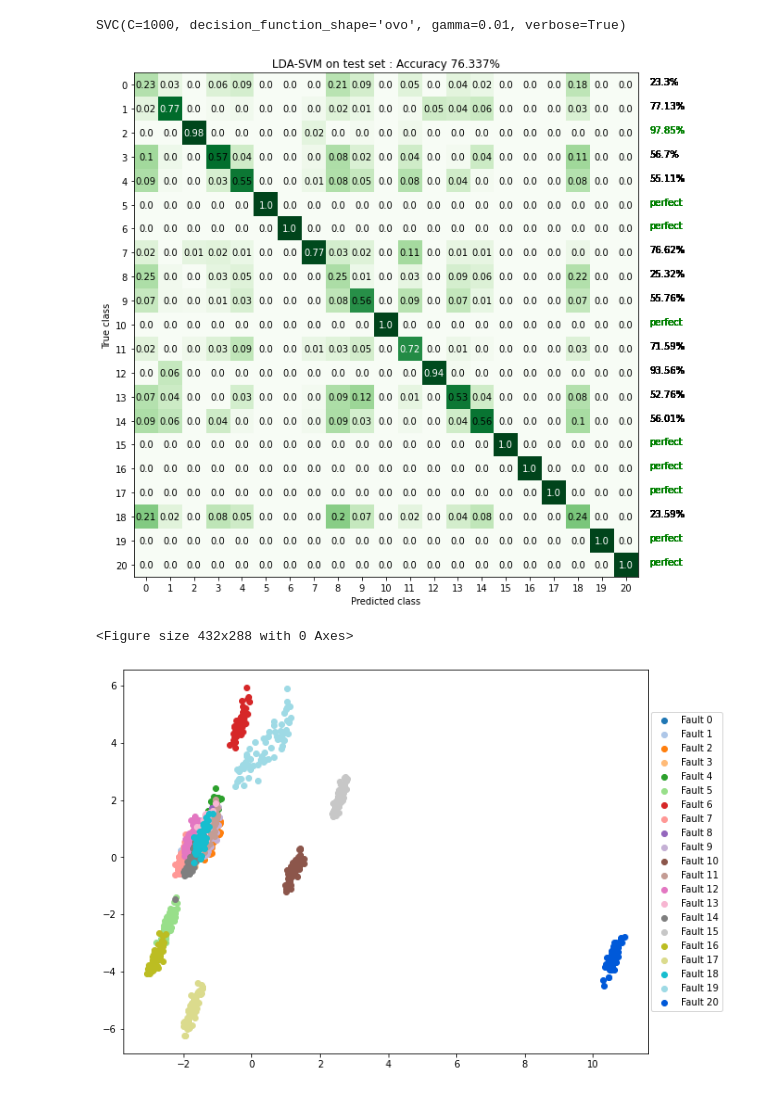
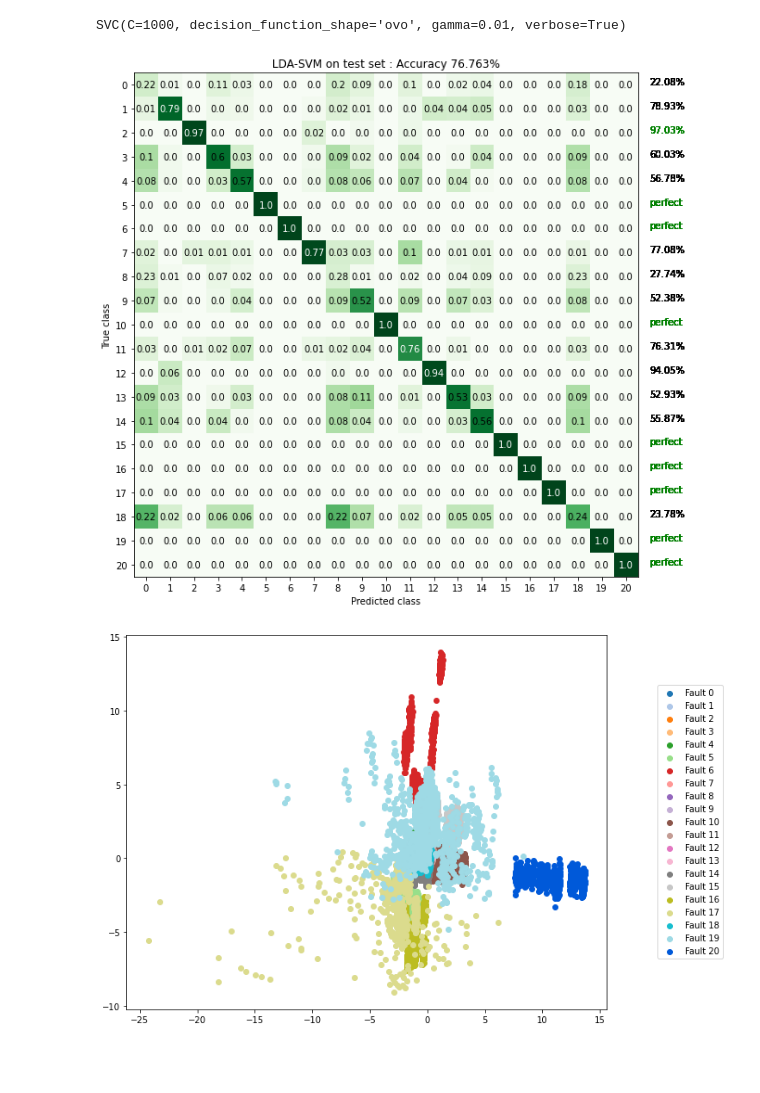
Before and after one commit to peterkrull/p7-ml-refrigeration-fault-detection, a Jupyter notebook: Python/LDA-SVM skl.ipynb, the cells around one changed output. Saved outputs shown, nothing was run; the diff lists cells and outputs as text; code cells hidden in the pictures; blank space fills up the shorter version.

```diff
--- a/Python/LDA-SVM skl.ipynb
+++ b/Python/LDA-SVM skl.ipynb
@@ -22,16 +21,3 @@ test_data = pd.read_csv("../ValidationData/neodata/fault_all_noise_67.csv")
-# %%
-#adding noise
-import math
-
-
-mean = 0
-variance = 0
-
-for column in train_data.drop(['target','Tset'],axis=1):
-        noise = np.random.normal(mean,variance,len(train_data))
-        train_data[column] += noise
-
-#train_data
 # %%
 fig, axs = plt.subplots(figsize=(15,10))
 
@@ -44,6 +30,6 @@ Text(0.5, 1.0, 'Training data')
 # %%
 #standardization
-standardize = False
+standardize = True
 
 if standardize:
     import standardization as sd
@@ -137,6 +122,6 @@ for x,y in zip(predict,truth):
 confusion_matrix(conf_matrix, figsize = (10,10),title='LDA-SVM on test set',save_fig_name='PDF/LDA-SVM confusion matrix.pdf')
 pass
 # %% [output]
-[figure, old version]
+[figure, new version]
 # %%
 predict_tst = clf_svm.predict(LDA_tst)
@@ -143,8 +129,7 @@ predict_tst = clf_svm.predict(LDA_tst)
 # %%
-pf.plot_transformation(pd.DataFrame(LDA_tst).assign(target=test_data['target']),'LDA_val.pdf','target',True)
+pf.plot_transformation(pd.DataFrame(LDA_tst).assign(target=test_data['target']),'LDA_val.pdf','target',True,figsize=(10,8))
 # %% [output]
-<Figure size 432x288 with 0 Axes>
-[figure, old version]
+[figure, new version]
 # %%
 numbers = targets
 truth = labels_tst
```
Also changed, not shown: parts of 11 cells of this notebook, 1 other file.
